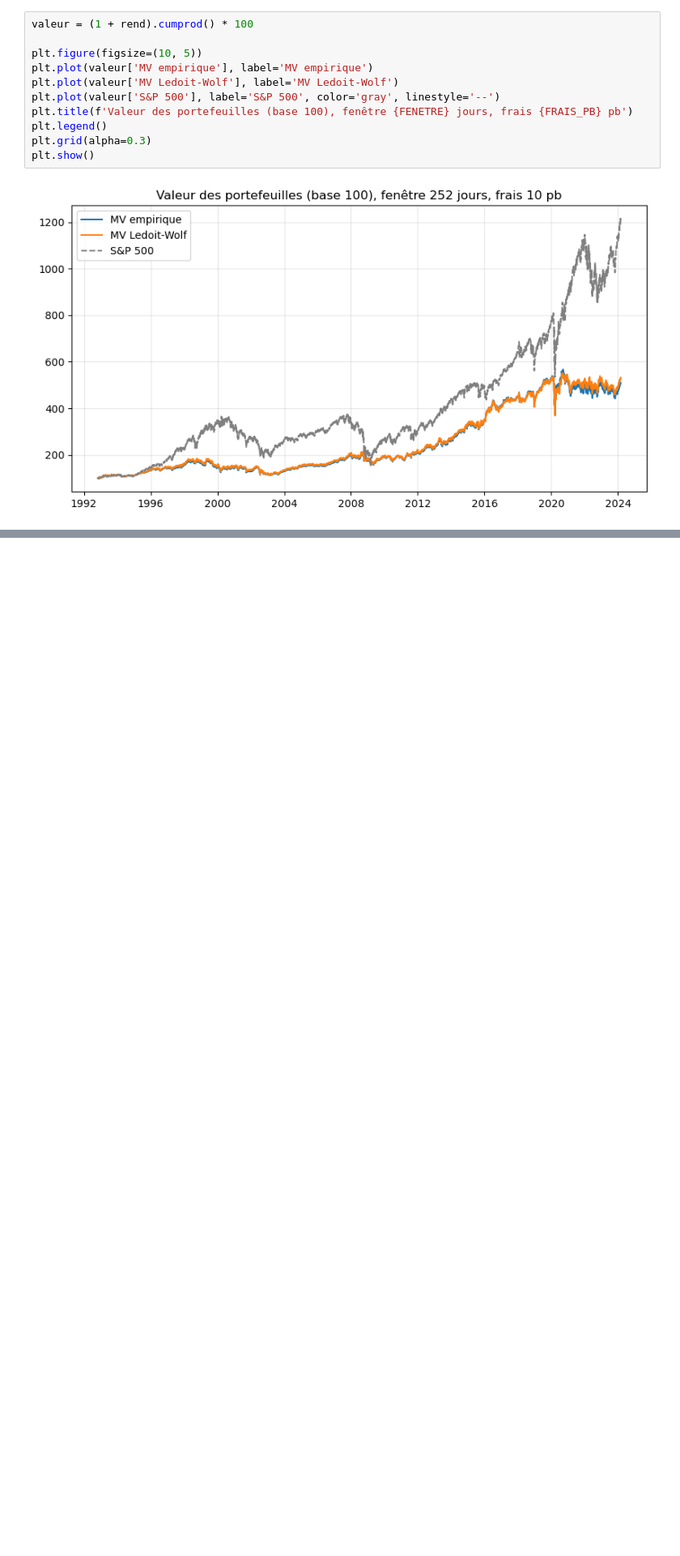
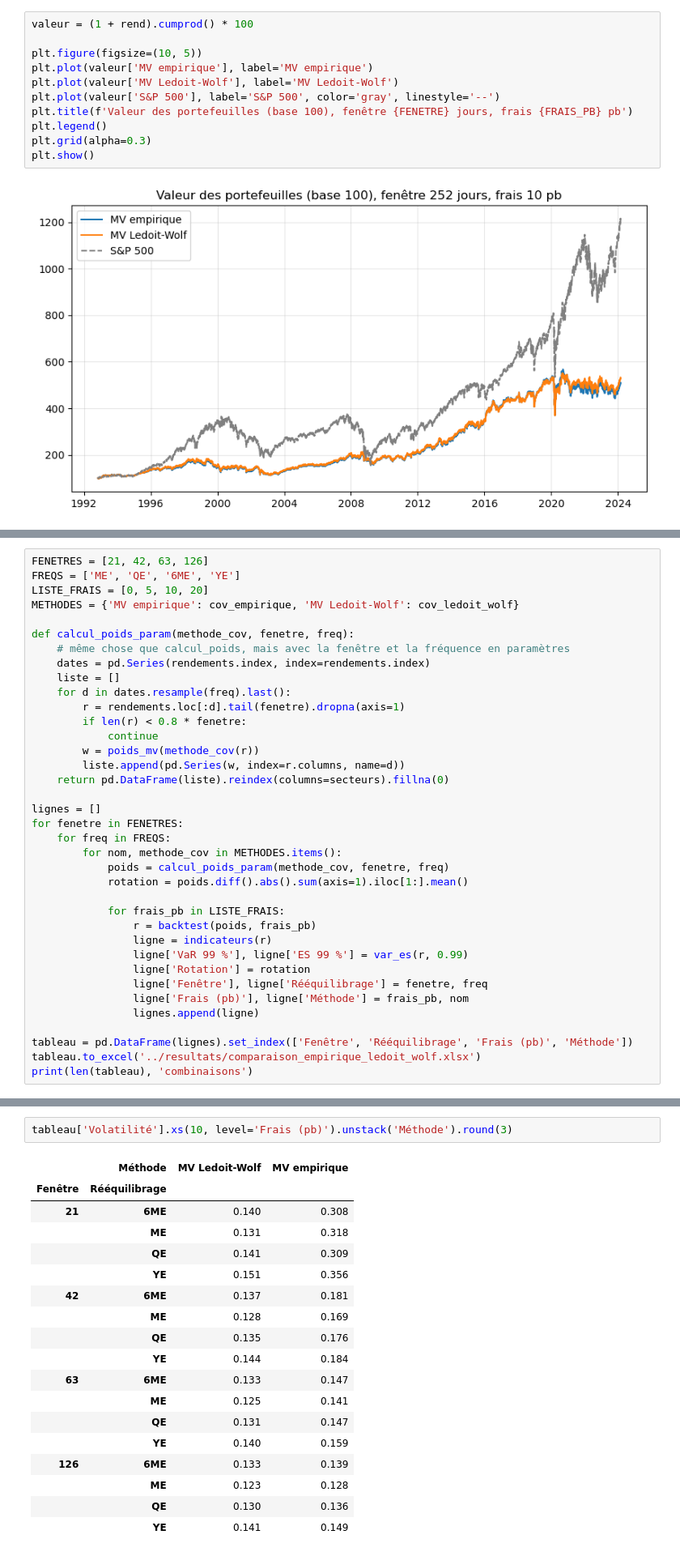
Before and after one commit to Raphaellau26/Estimation-robuste-du-risque-et-optimisation-de-portefeuille, a Jupyter notebook: notebooks/ledoit_wolf.ipynb, the cells around one changed output, grey strips where cells are left out. Shown at 81% size. Drawn from its saved outputs; the diff is of its cells as text; blank space fills up the shorter version.

Commit message:
VaR, ES et comparaison de toutes les combinaisons

```diff
--- a/notebooks/ledoit_wolf.ipynb
+++ b/notebooks/ledoit_wolf.ipynb
@@ -197,0 +231,37 @@ plt.show()
+# %%
+FENETRES = [21, 42, 63, 126]
+FREQS = ['ME', 'QE', '6ME', 'YE']
+LISTE_FRAIS = [0, 5, 10, 20]
+METHODES = {'MV empirique': cov_empirique, 'MV Ledoit-Wolf': cov_ledoit_wolf}
+
+def calcul_poids_param(methode_cov, fenetre, freq):
+    # même chose que calcul_poids, mais avec la fenêtre et la fréquence en paramètres
+    dates = pd.Series(rendements.index, index=rendements.index)
+    liste = []
+    for d in dates.resample(freq).last():
+        r = rendements.loc[:d].tail(fenetre).dropna(axis=1)
+        if len(r) < 0.8 * fenetre:
+            continue
+        w = poids_mv(methode_cov(r))
+        liste.append(pd.Series(w, index=r.columns, name=d))
+    return pd.DataFrame(liste).reindex(columns=secteurs).fillna(0)
+
+lignes = []
+for fenetre in FENETRES:
+    for freq in FREQS:
+        for nom, methode_cov in METHODES.items():
+            poids = calcul_poids_param(methode_cov, fenetre, freq)
+            rotation = poids.diff().abs().sum(axis=1).iloc[1:].mean()
+
+            for frais_pb in LISTE_FRAIS:
+                r = backtest(poids, frais_pb)
+                ligne = indicateurs(r)
+                ligne['VaR 99 %'], ligne['ES 99 %'] = var_es(r, 0.99)
+                ligne['Rotation'] = rotation
+                ligne['Fenêtre'], ligne['Rééquilibrage'] = fenetre, freq
+                ligne['Frais (pb)'], ligne['Méthode'] = frais_pb, nom
+                lignes.append(ligne)
+
+tableau = pd.DataFrame(lignes).set_index(['Fenêtre', 'Rééquilibrage', 'Frais (pb)', 'Méthode'])
+tableau.to_excel('../resultats/comparaison_empirique_ledoit_wolf.xlsx')
+print(len(tableau), 'combinaisons')
@@ -197,0 +270,21 @@ plt.show()
+# %%
+tableau['Volatilité'].xs(10, level='Frais (pb)').unstack('Méthode').round(3)
+# %% [output]
+|  | Méthode | MV Ledoit-Wolf | MV empirique |
+| Fenêtre | Rééquilibrage |  |  |
+| 21 | 6ME | 0.140 | 0.308 |
+|  | ME | 0.131 | 0.318 |
+|  | QE | 0.141 | 0.309 |
+|  | YE | 0.151 | 0.356 |
+| 42 | 6ME | 0.137 | 0.181 |
+|  | ME | 0.128 | 0.169 |
+|  | QE | 0.135 | 0.176 |
+|  | YE | 0.144 | 0.184 |
+| 63 | 6ME | 0.133 | 0.147 |
+|  | ME | 0.125 | 0.141 |
+|  | QE | 0.131 | 0.147 |
+|  | YE | 0.140 | 0.159 |
+| 126 | 6ME | 0.133 | 0.139 |
+|  | ME | 0.123 | 0.128 |
+|  | QE | 0.130 | 0.136 |
+|  | YE | 0.141 | 0.149 |
```
Also changed, not shown: parts of 4 cells of this notebook, 1 other file.
